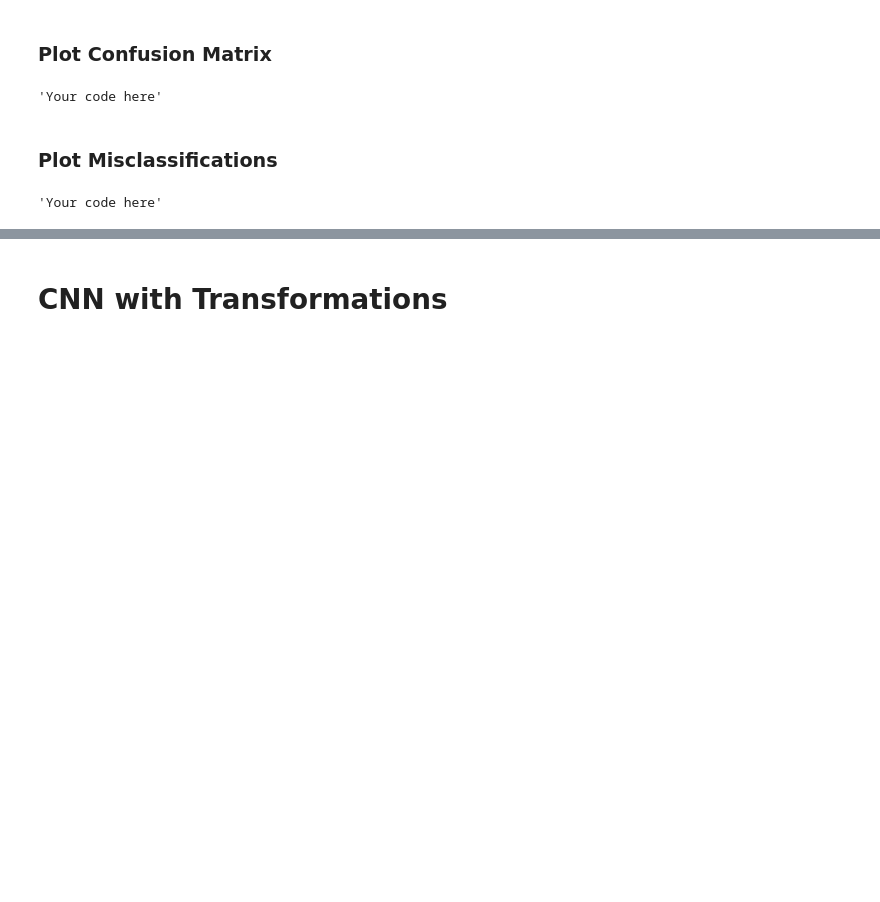
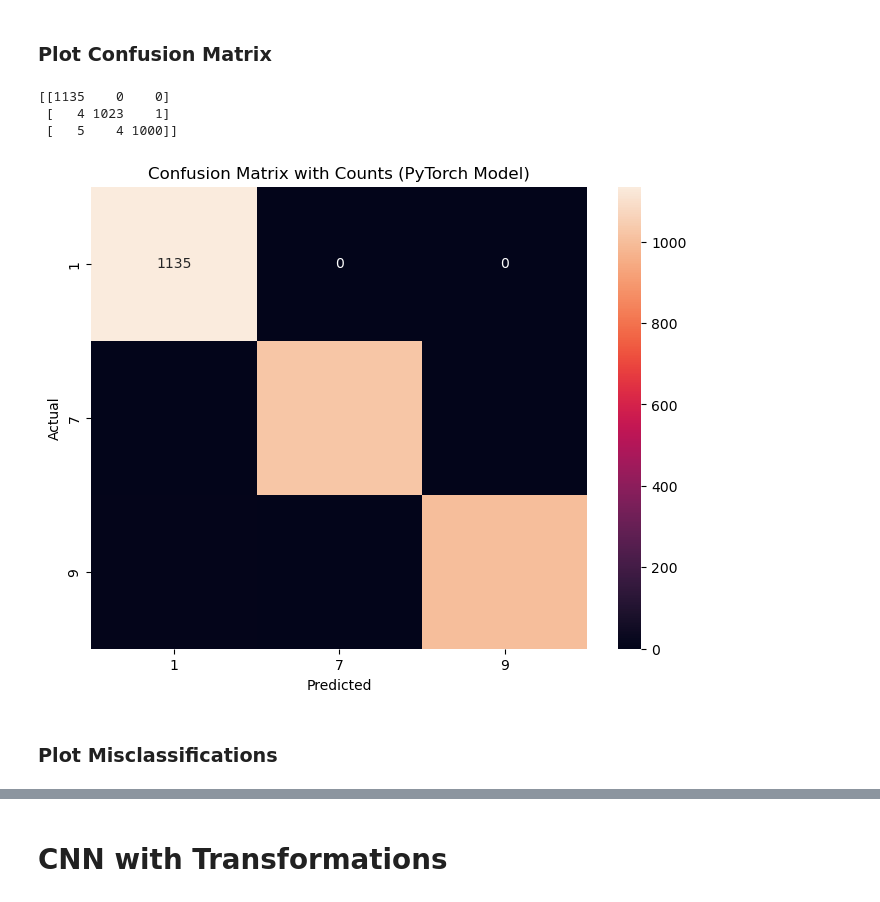
Before and after one commit to KelvynBladen/ml_intro, a Jupyter notebook: mnist_worksheet2.ipynb, the cells around one changed output, grey strips where cells are left out. Cells and saved outputs as stored; diff of their text form; code cells hidden in the pictures; blank space fills up the shorter version.

```diff
--- a/mnist_worksheet2.ipynb
+++ b/mnist_worksheet2.ipynb
@@ -100,2 +122,15 @@ class CNN(nn.Module):
+# %%
+# Convert your data to PyTorch tensors and create DataLoader objects for training and testing
+
+x_train_tensor = torch.tensor(x_train_179.reshape(-1, 1, 28, 28), dtype=torch.float32)
+y_train_tensor = torch.tensor(y_train_179_bin, dtype=torch.long)
+x_test_tensor = torch.tensor(x_test_179.reshape(-1, 1, 28, 28), dtype=torch.float32)
+y_test_tensor = torch.tensor(y_test_179_bin, dtype=torch.long)
+
+# Create DataLoader for training and testing
+train_dataset = TensorDataset(x_train_tensor, y_train_tensor)
+test_dataset = TensorDataset(x_test_tensor, y_test_tensor)
+train_loader = DataLoader(train_dataset, batch_size=64, shuffle=True)
+test_loader = DataLoader(test_dataset, batch_size=64, shuffle=False)
 # %% [markdown]
 ### Fit the CNN
@@ -116,21 +192,44 @@ class CNN(nn.Module):
 # %% [markdown]
 ### Plot Confusion Matrix
-# %%
-# Compute and plot a confusion matrix.
-
-'Your code here'
-
-# Where are misclassifications occurring?
-# How does your test accuracy compare to that of the Random Forest model previously made?
-# %% [output]
-'Your code here'
+# %%
+# Compute and plot a confusion matrix.
+
+import numpy as np
+from sklearn.metrics import confusion_matrix
+import seaborn as sns
+
+# Make predictions on the test set
+t_model.eval()
+test_predictions = []
+with torch.no_grad():
+    for inputs, labels in test_loader:
+        outputs = t_model(inputs)
+        _, predicted = torch.max(outputs.data, 1)
+        test_predictions.extend(predicted.numpy())
+
+# Convert predictions to numpy array
+test_predictions = np.array(test_predictions)
+
+# Compute the confusion matrix
+conf_matrix_torch = confusion_matrix(y_test_179_bin, test_predictions)
+
+# Print the confusion matrix
+print(conf_matrix_torch)
+
+# Plot the confusion matrix with counts
+plt.figure(figsize=(8, 6))
+sns.heatmap(conf_matrix_torch, annot=True, fmt='d', xticklabels=[1, 7, 9], yticklabels=[1, 7, 9])
+plt.xlabel('Predicted')
+plt.ylabel('Actual')
+plt.title('Confusion Matrix with Counts (PyTorch Model)')
+plt.show()
+
+# Where are misclassifications occurring?
+# How does your test accuracy compare to that of the Random Forest model previously made?
+# %% [output]
+[[1135    0    0]
+ [   4 1023    1]
+ [   5    4 1000]]
+[figure, added]
 # %% [markdown]
 ### Plot Misclassifications
-# %%
-# Plot some of the misclassifications.
-
-'Your code here'
-
-# Can you see why the model made the misclassifications it did?
-# %% [output]
-'Your code here'
```
Also changed, not shown: parts of 9 cells of this notebook.
